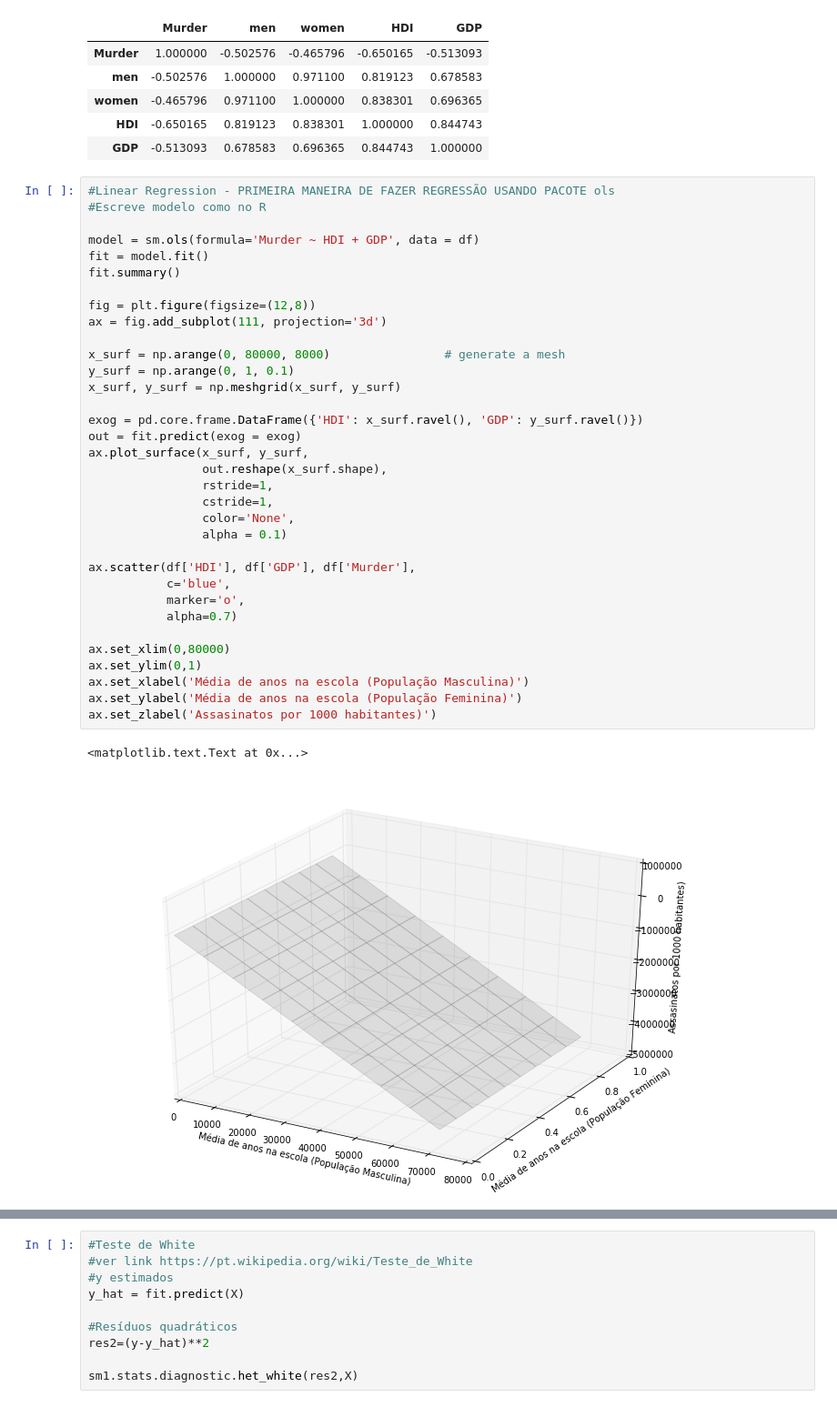
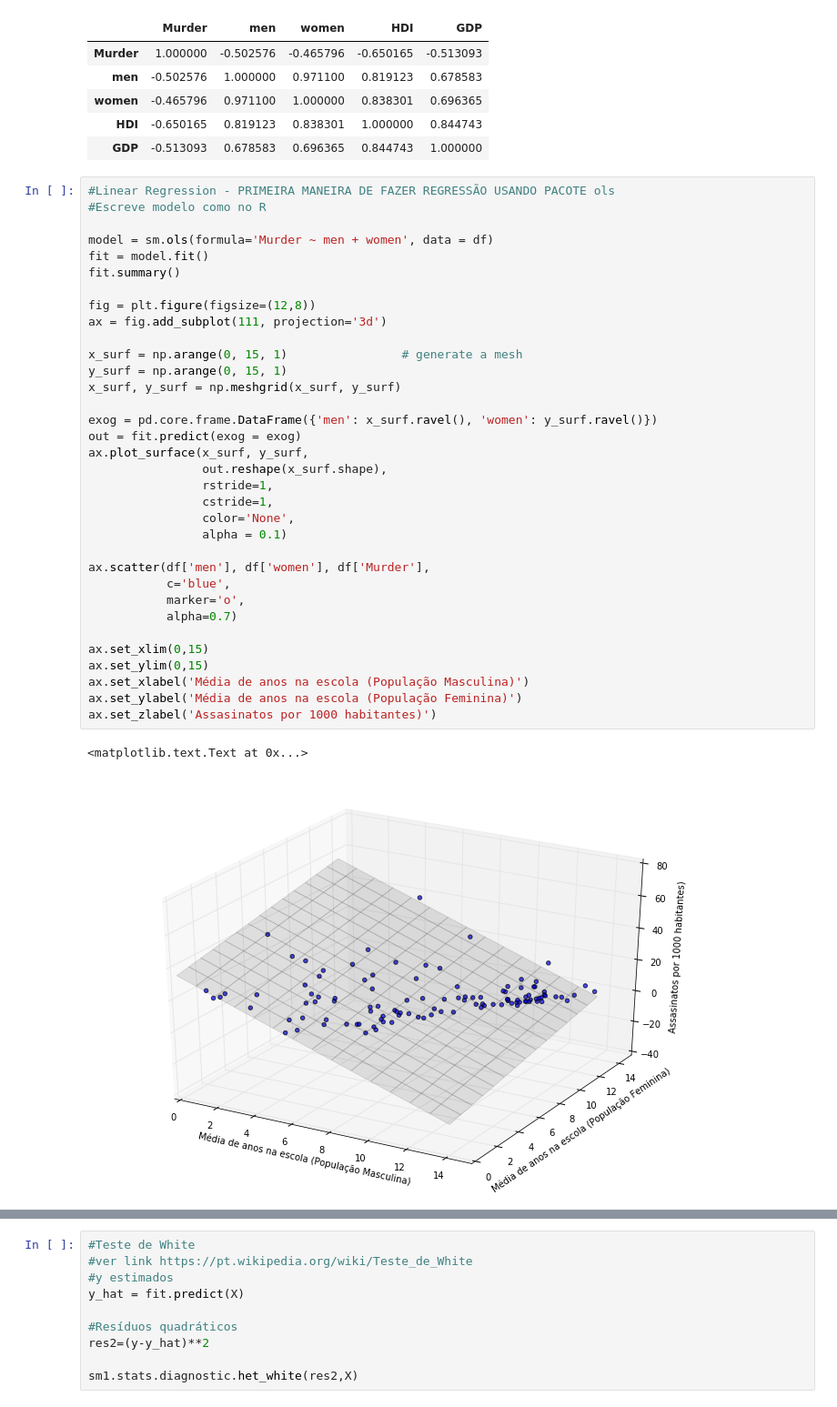
Before and after one commit to Patrick8991/Projeto_3_CD, a Jupyter notebook: Projeto_3.ipynb, the cells around one changed output, grey strips where cells are left out. Shown at 91% size. Cells and saved outputs as stored; diff of their text form.

```diff
--- a/Projeto_3.ipynb
+++ b/Projeto_3.ipynb
@@ -140,37 +140,37 @@ df.corr(method='pearson')
 # %%
 #Linear Regression - PRIMEIRA MANEIRA DE FAZER REGRESSÃO USANDO PACOTE ols
 #Escreve modelo como no R
 
-model = sm.ols(formula='Murder ~ HDI + GDP', data = df)
+model = sm.ols(formula='Murder ~ men + women', data = df)
 fit = model.fit()
 fit.summary()
 
 fig = plt.figure(figsize=(12,8))
 ax = fig.add_subplot(111, projection='3d')
 
-x_surf = np.arange(0, 80000, 8000)                # generate a mesh
-y_surf = np.arange(0, 1, 0.1)
+x_surf = np.arange(0, 15, 1)                # generate a mesh
+y_surf = np.arange(0, 15, 1)
 x_surf, y_surf = np.meshgrid(x_surf, y_surf)
 
-exog = pd.core.frame.DataFrame({'HDI': x_surf.ravel(), 'GDP': y_surf.ravel()})
+exog = pd.core.frame.DataFrame({'men': x_surf.ravel(), 'women': y_surf.ravel()})
 out = fit.predict(exog = exog)
 ax.plot_surface(x_surf, y_surf,
                 out.reshape(x_surf.shape),
                 rstride=1,
                 cstride=1,
                 color='None',
                 alpha = 0.1)
 
-ax.scatter(df['HDI'], df['GDP'], df['Murder'],
+ax.scatter(df['men'], df['women'], df['Murder'],
            c='blue',
            marker='o',
            alpha=0.7)
 
-ax.set_xlim(0,80000)
-ax.set_ylim(0,1)
+ax.set_xlim(0,15)
+ax.set_ylim(0,15)
 ax.set_xlabel('Média de anos na escola (População Masculina)')
 ax.set_ylabel('Média de anos na escola (População Feminina)')
 ax.set_zlabel('Assasinatos por 1000 habitantes)')
 # %% [output]
 <matplotlib.text.Text at 0x...>
-[figure, old version]
+[figure, new version]
```
Also changed, not shown: parts of 3 cells of this notebook.
